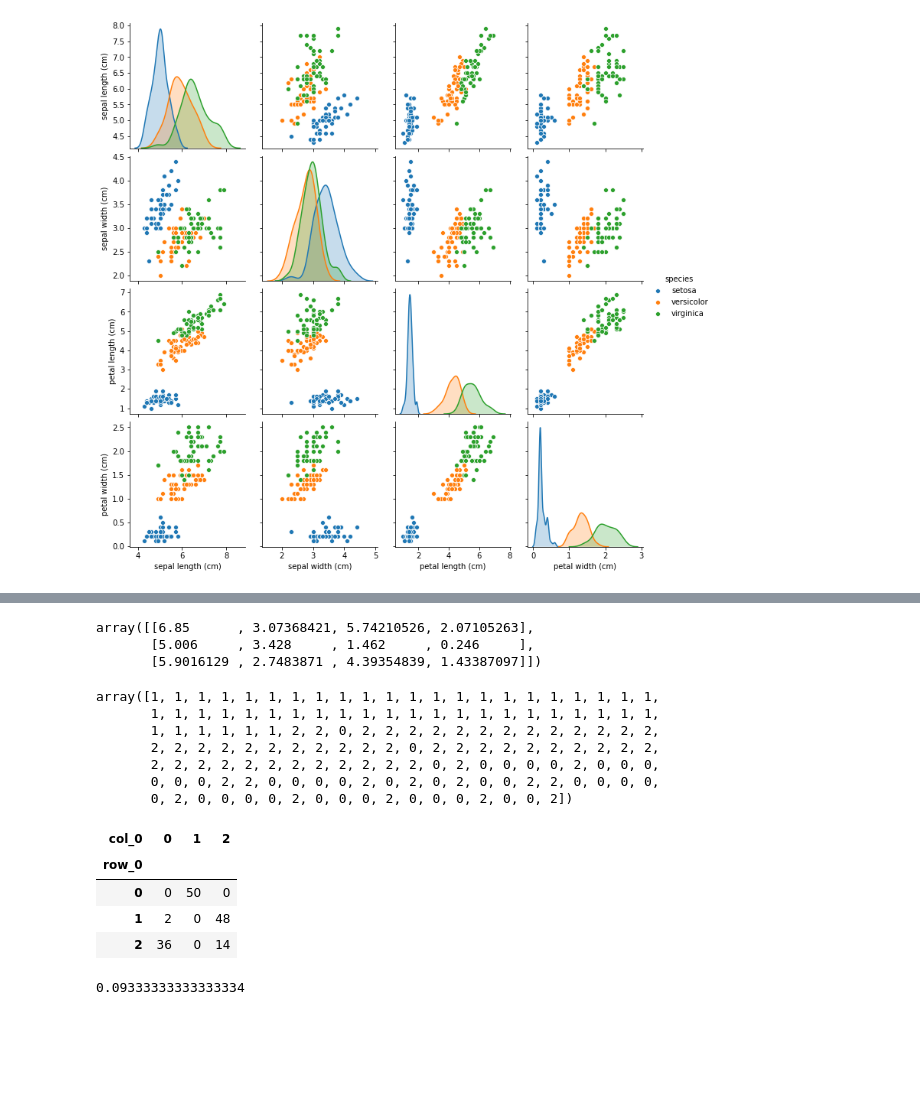
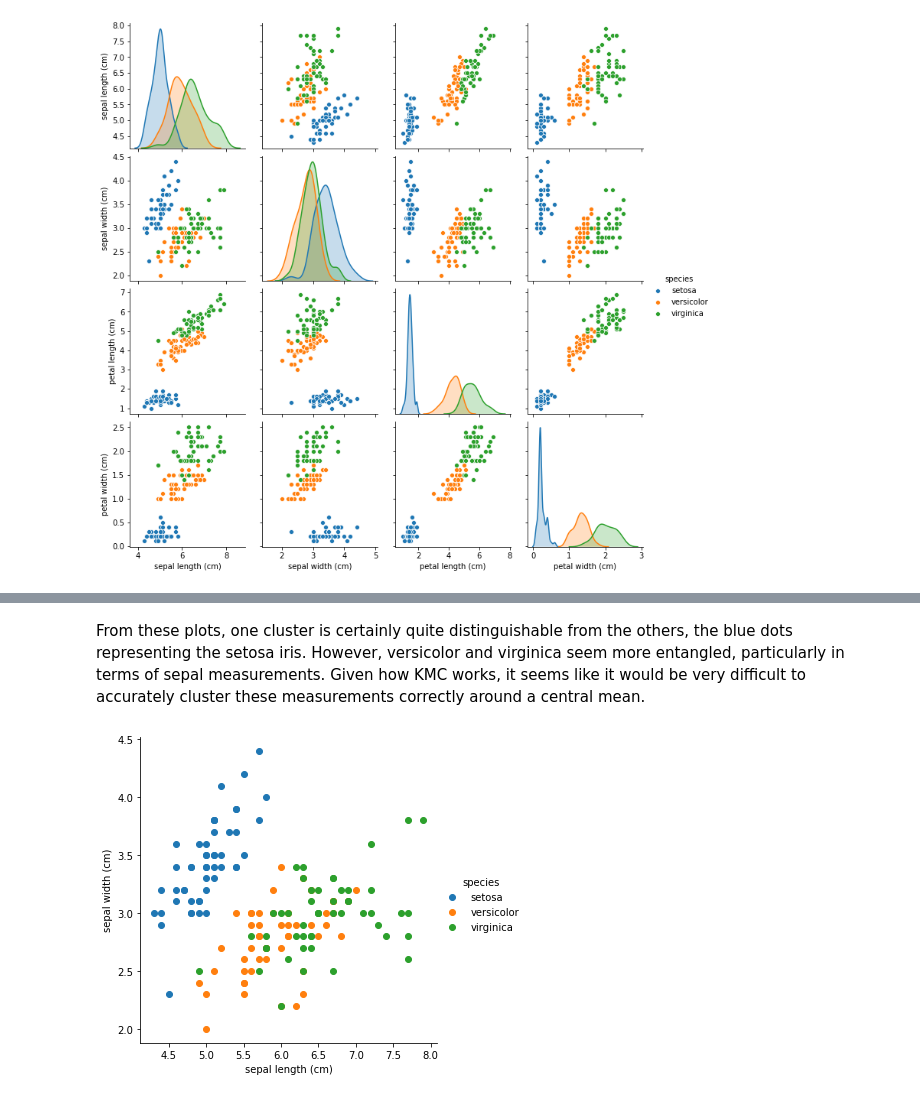
Before and after one commit to jennifer-ryan/machine-learning-tasks, a Jupyter notebook: Tasks.ipynb, the cells around one changed output, grey strips where cells are left out. Saved outputs shown, nothing was run; the diff lists cells and outputs as text; code cells hidden in the pictures; blank space fills up the shorter version.

```diff
--- a/Tasks.ipynb
+++ b/Tasks.ipynb
@@ -663,32 +563,8 @@ array([1, 1, 1, 1, 1, 1, 1, 1, 1, 1, 1, 1, 1, 1, 1, 1, 1, 1, 1, 1, 1, 1,
-# %%
-kmeans.cluster_centers_
-# %% [output]
-array([[6.85      , 3.07368421, 5.74210526, 2.07105263],
-       [5.006     , 3.428     , 1.462     , 0.246     ],
-       [5.9016129 , 2.7483871 , 4.39354839, 1.43387097]])
-# %%
-y = kmeans.predict(X)
-y
-# %% [output]
-array([1, 1, 1, 1, 1, 1, 1, 1, 1, 1, 1, 1, 1, 1, 1, 1, 1, 1, 1, 1, 1, 1,
-       1, 1, 1, 1, 1, 1, 1, 1, 1, 1, 1, 1, 1, 1, 1, 1, 1, 1, 1, 1, 1, 1,
-       1, 1, 1, 1, 1, 1, 2, 2, 0, 2, 2, 2, 2, 2, 2, 2, 2, 2, 2, 2, 2, 2,
-       2, 2, 2, 2, 2, 2, 2, 2, 2, 2, 2, 0, 2, 2, 2, 2, 2, 2, 2, 2, 2, 2,
-       2, 2, 2, 2, 2, 2, 2, 2, 2, 2, 2, 2, 0, 2, 0, 0, 0, 0, 2, 0, 0, 0,
-       0, 0, 0, 2, 2, 0, 0, 0, 0, 2, 0, 2, 0, 2, 0, 0, 2, 2, 0, 0, 0, 0,
-       0, 2, 0, 0, 0, 0, 2, 0, 0, 0, 2, 0, 0, 0, 2, 0, 0, 2])
-# %%
-# Compare original targets and model targets
-# https://www.youtube.com/watch?v=asW8tp1qiFQ&ab_channel=DragonflyStatistics
-pd.crosstab(iris.target, y)
-# %% [output]
-| col_0 | 0 | 1 | 2 |
-| row_0 |  |  |  |
-| 0 | 0 | 50 | 0 |
-| 1 | 2 | 0 | 48 |
-| 2 | 36 | 0 | 14 |
-# %%
-from sklearn.metrics import accuracy_score
-accuracy_score(iris.target, y)
-# %% [output]
-0.09333333333333334
+# %% [markdown]
+From these plots, one cluster is certainly quite distinguishable from the others, the blue dots representing the setosa iris. However, versicolor and virginica seem more entangled, particularly in terms of sepal measurements. Given how KMC works, it seems like it would be very difficult to accurately cluster these measurements correctly around a central mean.
+# %%
+# Closer look at sepal measurements.
+sns.FacetGrid(iris2, hue = 'species', height=5).map(plt.scatter, 'sepal length (cm)', 'sepal width (cm)').add_legend()
+plt.show()
+# %% [output]
+[figure, added]
```
Also changed, not shown: parts of 32 cells of this notebook.
